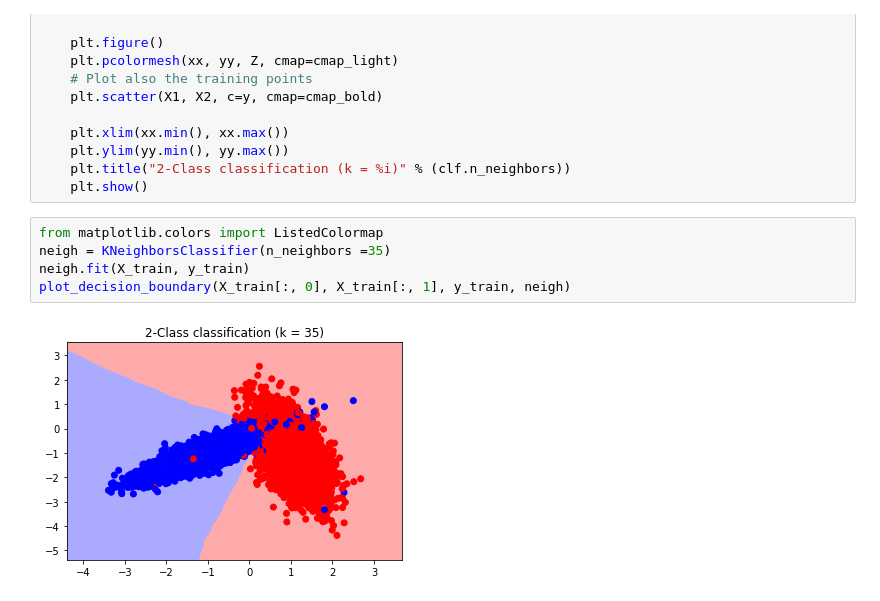
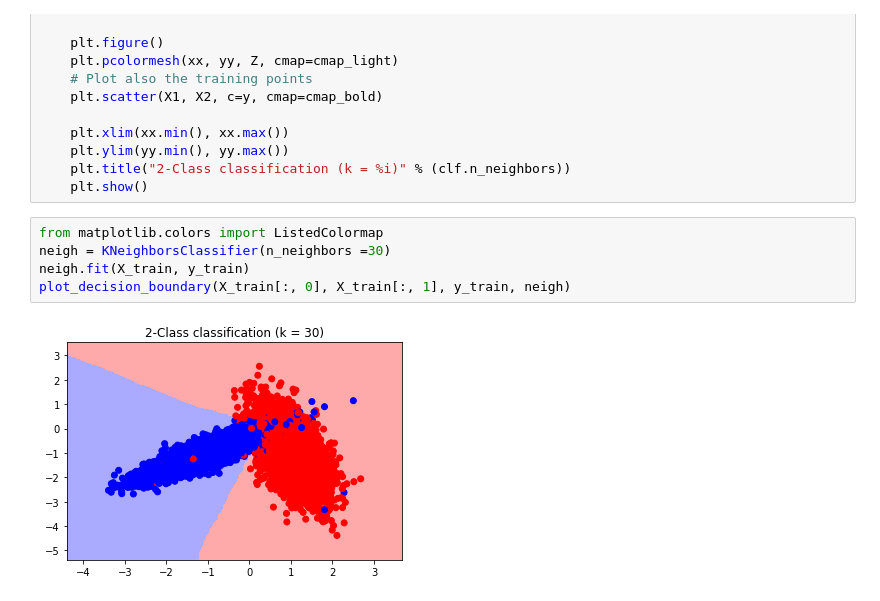
Before and after one commit to zie225/RandomSearchCV, a Jupyter notebook: sugurunaresh111@gmail.com_04.ipynb, the cells around one changed output. Cells and saved outputs as stored; diff of their text form.

```diff
--- a/sugurunaresh111@gmail.com_04.ipynb
+++ b/sugurunaresh111@gmail.com_04.ipynb
@@ -104,8 +104,8 @@ def plot_decision_boundary(X1, X2, y, clf):
     plt.show()
 # %%
 from matplotlib.colors import ListedColormap
-neigh = KNeighborsClassifier(n_neighbors =35)
+neigh = KNeighborsClassifier(n_neighbors =30)
 neigh.fit(X_train, y_train)
 plot_decision_boundary(X_train[:, 0], X_train[:, 1], y_train, neigh)
 # %% [output]
-[figure, old version]
+[figure, new version]
```
Also changed, not shown: parts of 2 cells of this notebook.
